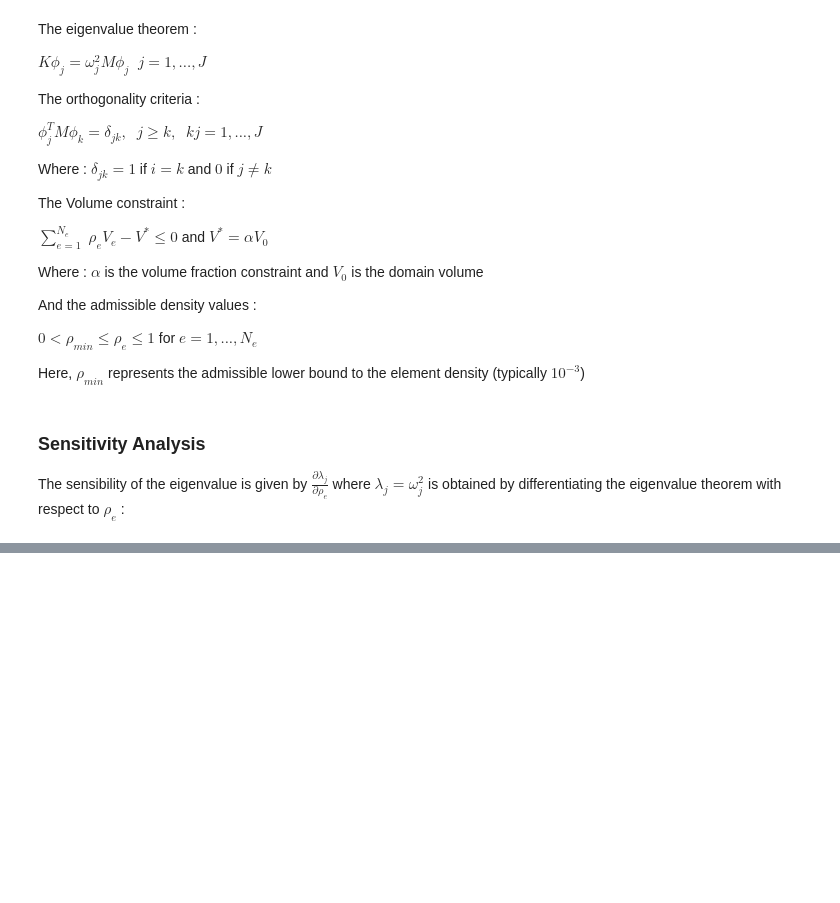
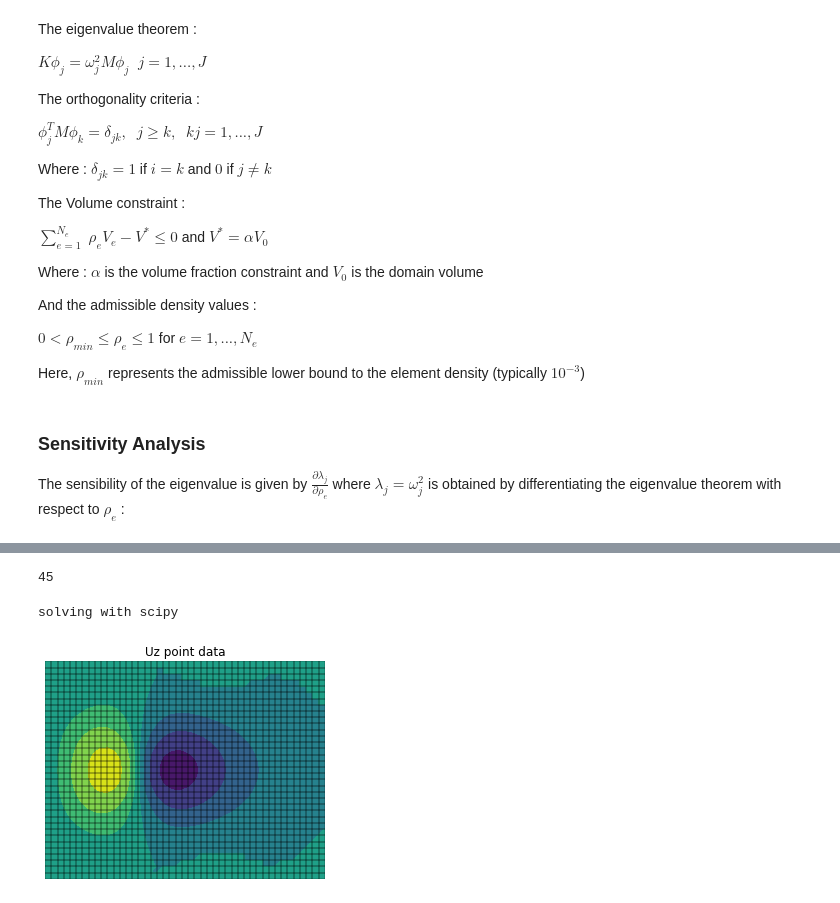
Before and after one commit to olivecha/FEMOL, a Jupyter notebook: DEV_Notebook.ipynb, the cells around one changed output, grey strips where cells are left out. Drawn from its saved outputs; the diff is of its cells as text; code cells hidden in the pictures; blank space fills up the shorter version.

Commit message:
added guitar opt python file

```diff
--- a/DEV_Notebook.ipynb
+++ b/DEV_Notebook.ipynb
@@ -80,0 +87,38 @@ The sensibility of the eigenvalue is given by $\frac{\partial \lambda_j}{\partia
+# %%
+3*15
+# %% [output]
+45
+# %%
+import FEMOL
+
+# Mesh
+nelx = 45 # elements in the x direction
+nely = 35 # elements in the y direction
+Lx = nelx
+Ly = nely
+mesh = FEMOL.mesh.rectangle_Q4(Lx, Ly, nelx, nely)
+
+# FEM Problem
+problem = FEMOL.FEM_Problem('displacement', 'plate', mesh)
+
+# Define the composite material layups and materials
+flax_base = FEMOL.materials.general_flax()
+layup_base = FEMOL.laminate.Layup(flax_base, plies=[0, 90, 0, 90])
+carbon_coating = FEMOL.materials.general_carbon()
+layup_coating = FEMOL.laminate.Layup(carbon_coating, plies=[0, -45, 90, 45], h_core=10)
+problem.define_materials(flax_base, carbon_coating)
+problem.define_tensors(layup_base, layup_coating)
+
+# Fix the guitar boundary
+problem.add_fixed_domain(FEMOL.domains.guitar_domain(Lx=Lx, Ly=Ly), ddls=[0, 1, 2])
+
+# define the string tension
+force_domain = FEMOL.domains.inside_box([Lx/3], [[8*Ly/20, 12*Ly/20]])
+force = [0, 0, 0, -1e4, 0, 0]
+problem.add_forces(force, force_domain)
+
+mesh = problem.solve()
+mesh.plot.point_data('Uz', wrapped=True)
+# %% [output]
+solving with scipy
+[figure, added]
```
Also changed, not shown: parts of 5 cells of this notebook, 1 other file.
